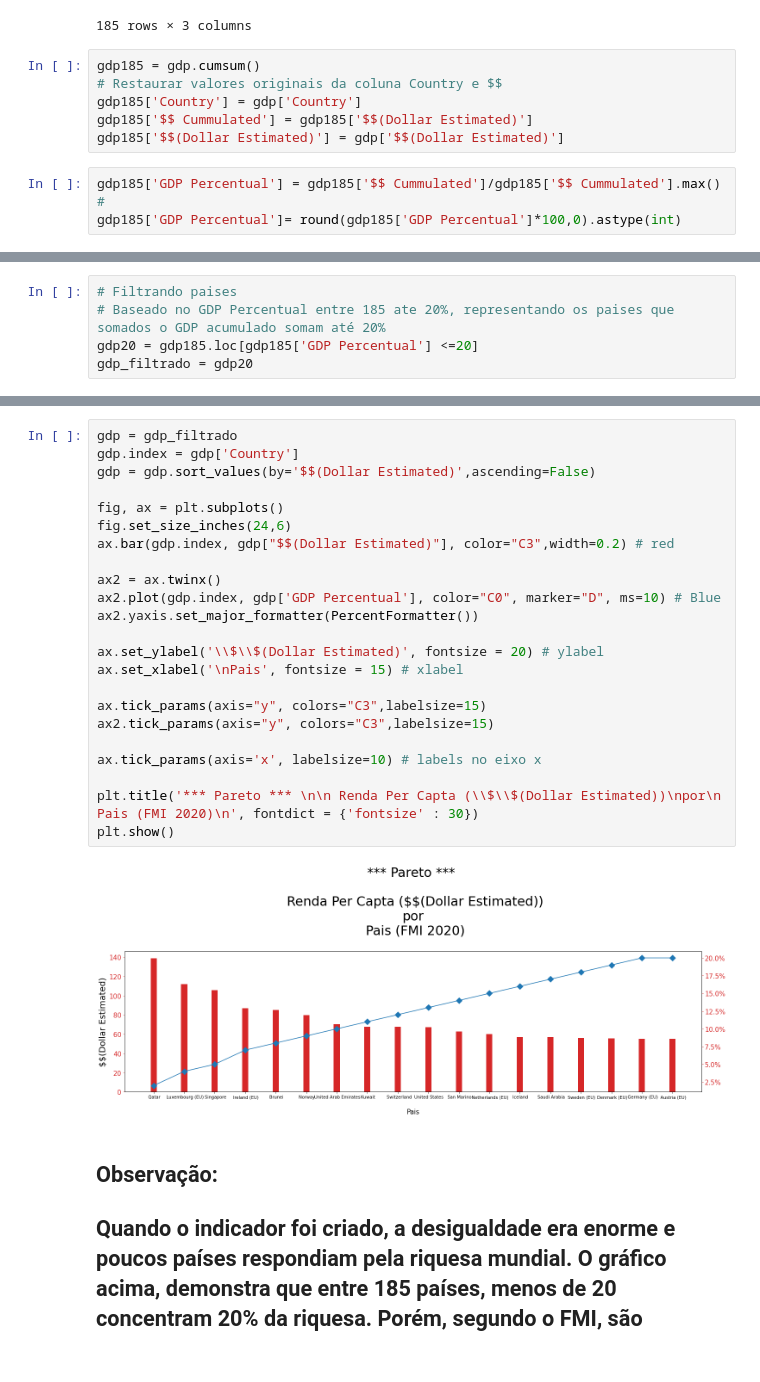
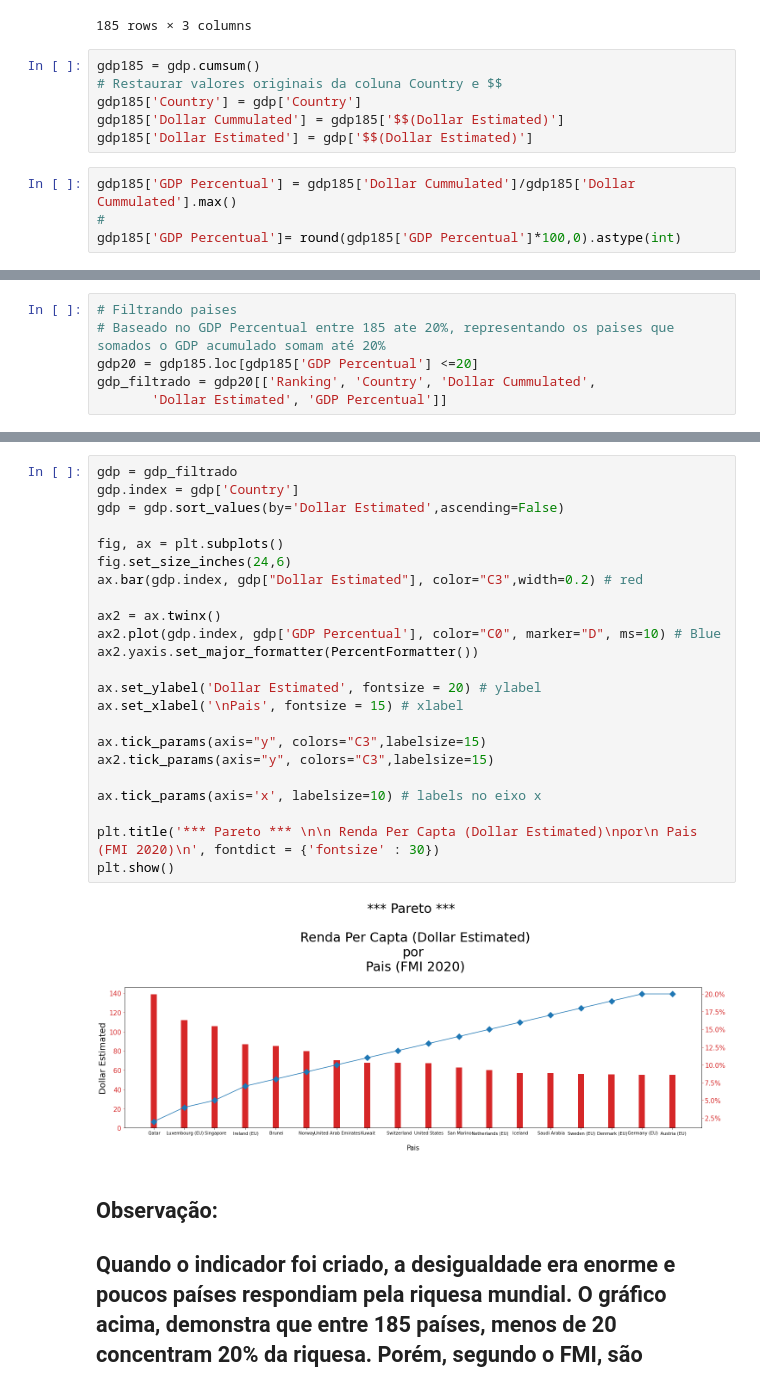
Before and after one commit to silviolima07/Pareto, a Jupyter notebook: pareto.ipynb, the cells around one changed output, grey strips where cells are left out. Drawn from its saved outputs; the diff is of its cells as text.

```diff
--- a/pareto.ipynb
+++ b/pareto.ipynb
@@ -38,9 +38,9 @@ gdp
 gdp185 = gdp.cumsum()
 # Restaurar valores originais da coluna Country e $$
 gdp185['Country'] = gdp['Country']
-gdp185['$$ Cummulated'] = gdp185['$$(Dollar Estimated)']
-gdp185['$$(Dollar Estimated)'] = gdp['$$(Dollar Estimated)']
+gdp185['Dollar Cummulated'] = gdp185['$$(Dollar Estimated)']
+gdp185['Dollar Estimated'] = gdp['$$(Dollar Estimated)']
 # %%
-gdp185['GDP Percentual'] = gdp185['$$ Cummulated']/gdp185['$$ Cummulated'].max()
+gdp185['GDP Percentual'] = gdp185['Dollar Cummulated']/gdp185['Dollar Cummulated'].max()
 #
 gdp185['GDP Percentual']= round(gdp185['GDP Percentual']*100,0).astype(int)
@@ -48,7 +54,8 @@ gdp185['GDP Percentual']= round(gdp185['GDP Percentual']*100,0).astype(int)
 # Filtrando paises
 # Baseado no GDP Percentual entre 185 ate 20%, representando os paises que somados o GDP acumulado somam até 20%
 gdp20 = gdp185.loc[gdp185['GDP Percentual'] <=20]
-gdp_filtrado = gdp20
+gdp_filtrado = gdp20[['Ranking', 'Country', 'Dollar Cummulated',
+       'Dollar Estimated', 'GDP Percentual']]
 # %%
 gdp_filtrado
 # %% [output]
@@ -72,28 +79,28 @@ gdp_filtrado
 # %%
 gdp = gdp_filtrado
 gdp.index = gdp['Country']
-gdp = gdp.sort_values(by='$$(Dollar Estimated)',ascending=False)
+gdp = gdp.sort_values(by='Dollar Estimated',ascending=False)
 
 fig, ax = plt.subplots()
 fig.set_size_inches(24,6)
-ax.bar(gdp.index, gdp["$$(Dollar Estimated)"], color="C3",width=0.2) # red
+ax.bar(gdp.index, gdp["Dollar Estimated"], color="C3",width=0.2) # red
 
 ax2 = ax.twinx()
 ax2.plot(gdp.index, gdp['GDP Percentual'], color="C0", marker="D", ms=10) # Blue
 ax2.yaxis.set_major_formatter(PercentFormatter())
 
-ax.set_ylabel('\\$\\$(Dollar Estimated)', fontsize = 20) # ylabel
+ax.set_ylabel('Dollar Estimated', fontsize = 20) # ylabel
 ax.set_xlabel('\nPais', fontsize = 15) # xlabel
 
 ax.tick_params(axis="y", colors="C3",labelsize=15)
 ax2.tick_params(axis="y", colors="C3",labelsize=15)
 
 ax.tick_params(axis='x', labelsize=10) # labels no eixo x
 
-plt.title('*** Pareto *** \n\n Renda Per Capta (\\$\\$(Dollar Estimated))\npor\n Pais (FMI 2020)\n', fontdict = {'fontsize' : 30})
+plt.title('*** Pareto *** \n\n Renda Per Capta (Dollar Estimated)\npor\n Pais (FMI 2020)\n', fontdict = {'fontsize' : 30})
 plt.show()
 # %% [output]
-[figure, old version]
+[figure, new version]
 # %% [markdown]
 ## Observação:
 ## Quando o indicador foi criado, a desigualdade era enorme e poucos países respondiam pela riquesa mundial. O gráfico acima, demonstra que entre 185 países, menos de 20 concentram 20% da riquesa. Porém, segundo o FMI, são economias em países considerados Paraisos Fiscais, onde o dinheiro não é declarado publicamente quanto a origem.
```
Also changed, not shown: parts of 2 cells of this notebook.
